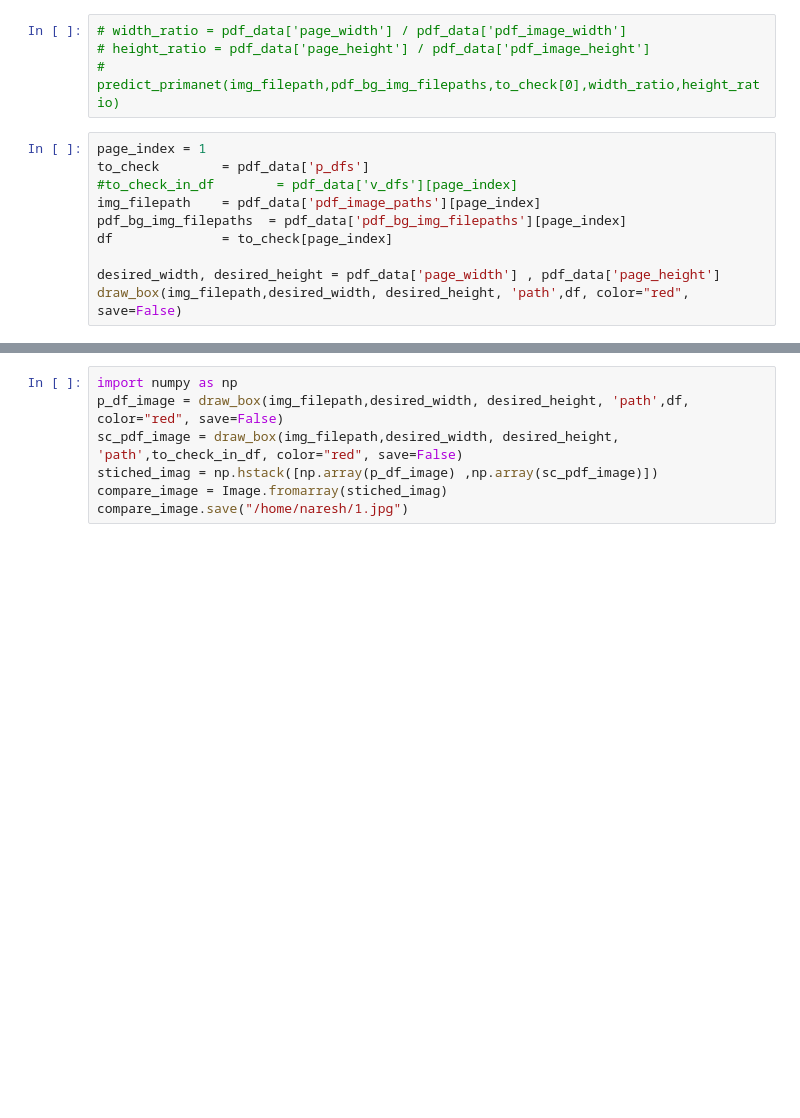
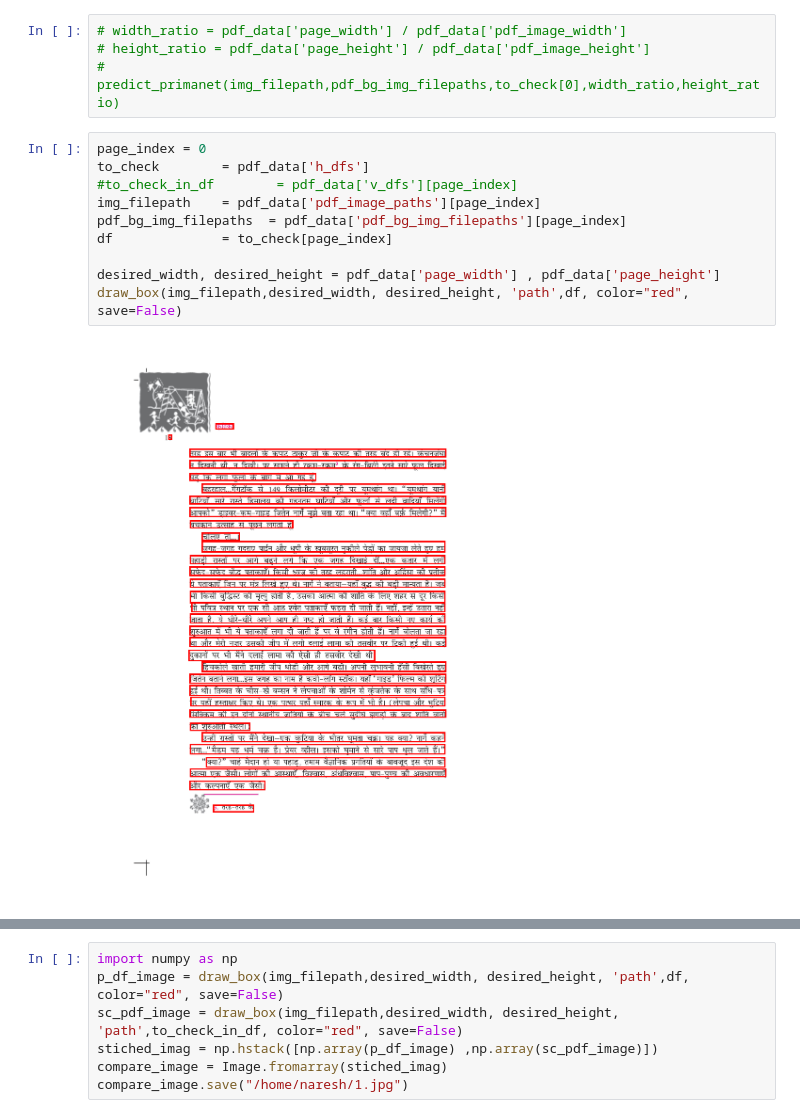
Before and after one commit to project-anuvaad/anuvaad, a Jupyter notebook: anuvaad-etl/anuvaad-extractor/block-merger/src/notebooks/visualize_bm-v2.ipynb, the cells around one changed output, grey strips where cells are left out. Cells and saved outputs as stored; diff of their text form; blank space fills up the shorter version.

```diff
--- a/anuvaad-etl/anuvaad-extractor/block-merger/src/notebooks/visualize_bm-v2.ipynb
+++ b/anuvaad-etl/anuvaad-extractor/block-merger/src/notebooks/visualize_bm-v2.ipynb
@@ -82,14 +109,16 @@ flags
 # height_ratio = pdf_data['page_height'] / pdf_data['pdf_image_height']
 # predict_primanet(img_filepath,pdf_bg_img_filepaths,to_check[0],width_ratio,height_ratio)
 # %%
-page_index = 1
-to_check        = pdf_data['p_dfs']
+page_index = 0
+to_check        = pdf_data['h_dfs']
 #to_check_in_df        = pdf_data['v_dfs'][page_index]
 img_filepath    = pdf_data['pdf_image_paths'][page_index]
 pdf_bg_img_filepaths  = pdf_data['pdf_bg_img_filepaths'][page_index]
 df              = to_check[page_index]
 
 desired_width, desired_height = pdf_data['page_width'] , pdf_data['page_height']
 draw_box(img_filepath,desired_width, desired_height, 'path',df, color="red", save=False)
+# %% [output]
+[figure, added]
 # %%
 df
```
Also changed, not shown: parts of 6 cells of this notebook, 2 other files.
